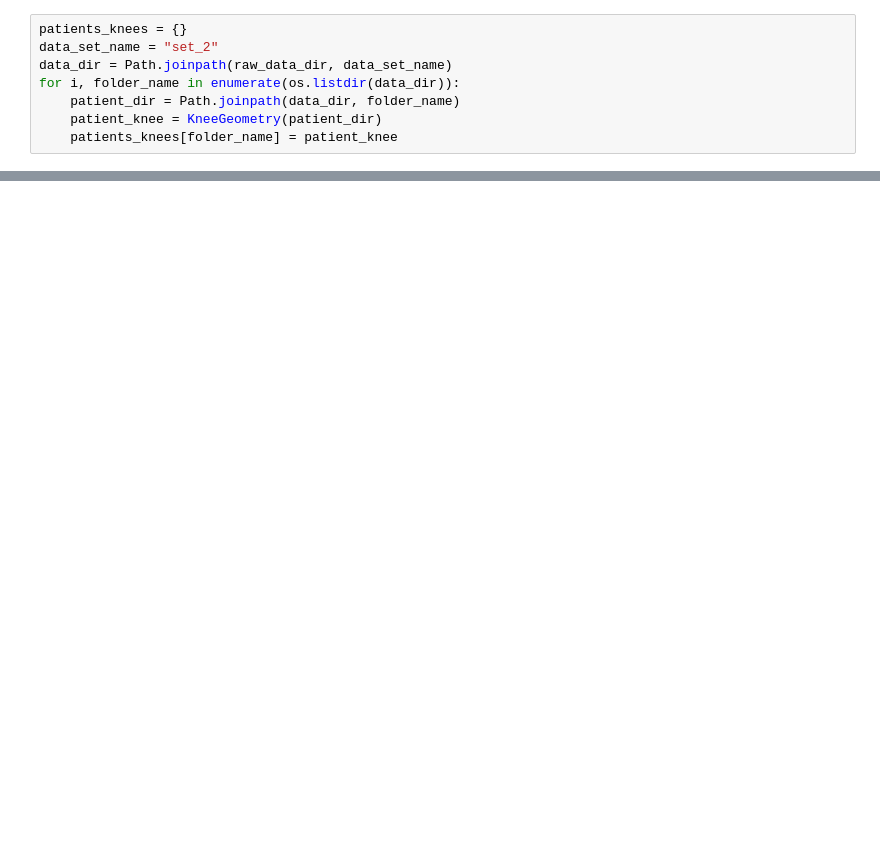
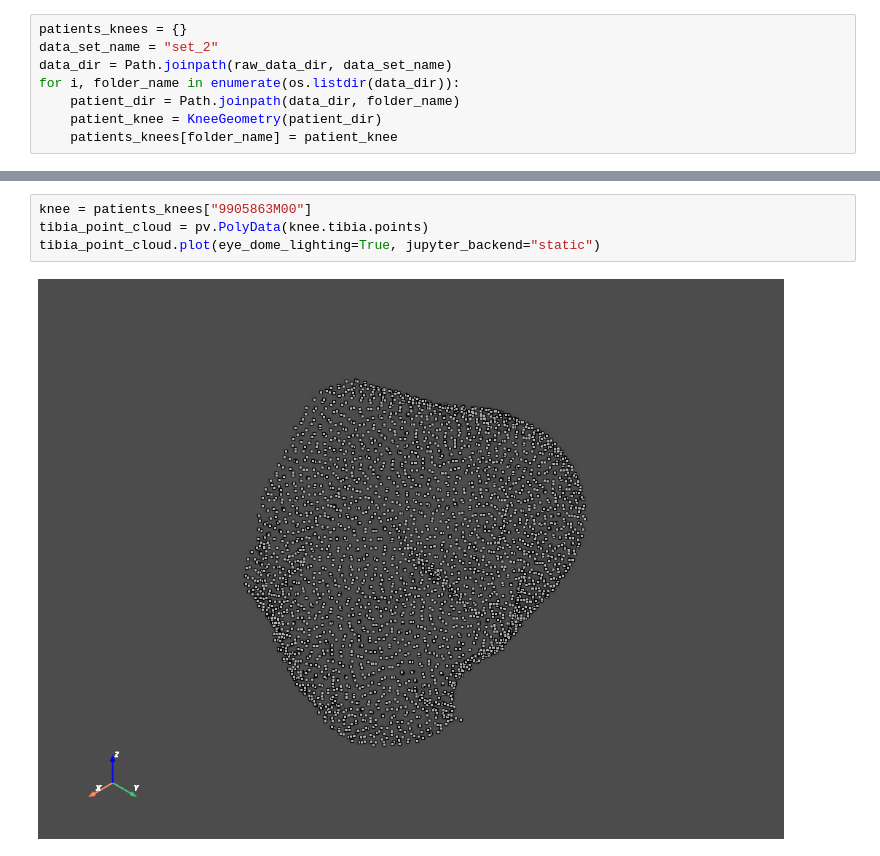
Before and after one commit to cs481-ekh/f22-ai-cbl, a Jupyter notebook: notebooks/patients_data_loading.ipynb, the cells around one changed output, grey strips where cells are left out. Saved outputs shown, nothing was run; the diff lists cells and outputs as text; blank space fills up the shorter version.

```diff
--- a/notebooks/patients_data_loading.ipynb
+++ b/notebooks/patients_data_loading.ipynb
@@ -54,0 +33,6 @@ knee_df
+# %%
+knee = patients_knees["9905863M00"]
+tibia_point_cloud = pv.PolyData(knee.tibia.points)
+tibia_point_cloud.plot(eye_dome_lighting=True, jupyter_backend="static")
+# %% [output]
+[figure, added]
```
Also changed, not shown: parts of 7 cells of this notebook, 2 other files.
